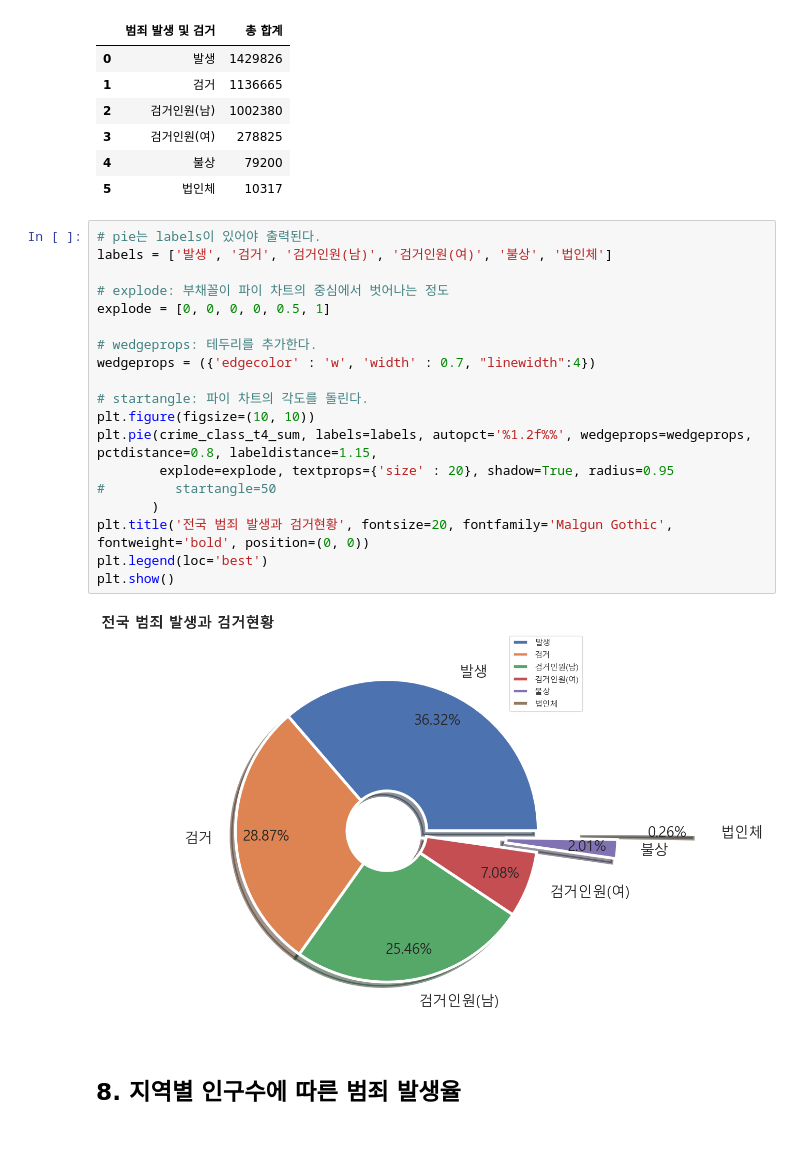
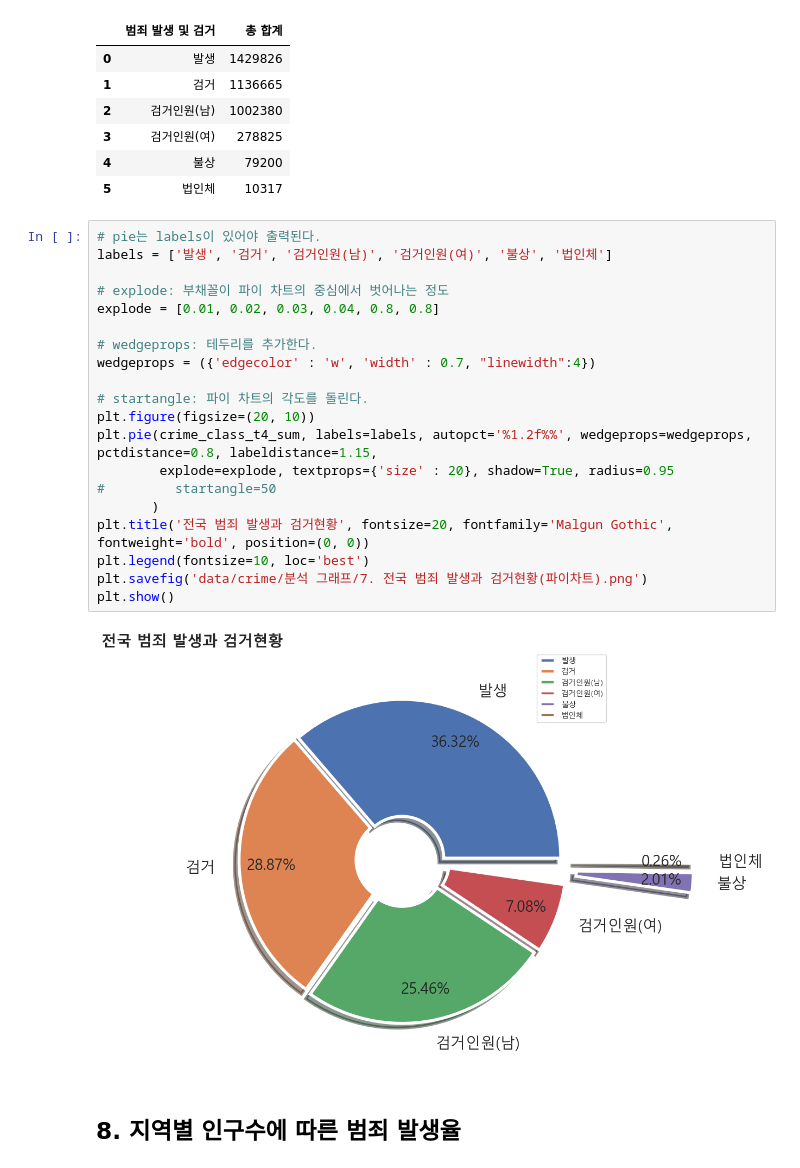
Before and after one commit to HERO19-71604814/HRD_Python, a Jupyter notebook: 231024_68.ipynb, the cells around one changed output. Drawn from its saved outputs; the diff is of its cells as text; blank space fills up the shorter version.

```diff
--- a/231024_68.ipynb
+++ b/231024_68.ipynb
@@ -1182,24 +1188,25 @@ crime_class_t4_g_1
 # %%
 # pie는 labels이 있어야 출력된다.
 labels = ['발생', '검거', '검거인원(남)', '검거인원(여)', '불상', '법인체']
 
 # explode: 부채꼴이 파이 차트의 중심에서 벗어나는 정도
-explode = [0, 0, 0, 0, 0.5, 1]
+explode = [0.01, 0.02, 0.03, 0.04, 0.8, 0.8]
 
 # wedgeprops: 테두리를 추가한다.
 wedgeprops = ({'edgecolor' : 'w', 'width' : 0.7, "linewidth":4})
 
 # startangle: 파이 차트의 각도를 돌린다.
-plt.figure(figsize=(10, 10))
+plt.figure(figsize=(20, 10))
 plt.pie(crime_class_t4_sum, labels=labels, autopct='%1.2f%%', wedgeprops=wedgeprops, pctdistance=0.8, labeldistance=1.15,
         explode=explode, textprops={'size' : 20}, shadow=True, radius=0.95
 #         startangle=50
        )
 plt.title('전국 범죄 발생과 검거현황', fontsize=20, fontfamily='Malgun Gothic', fontweight='bold', position=(0, 0))
-plt.legend(loc='best')
+plt.legend(fontsize=10, loc='best')
+plt.savefig('data/crime/분석 그래프/7. 전국 범죄 발생과 검거현황(파이차트).png')
 plt.show()
 # %% [output]
-[figure, old version]
+[figure, new version]
 # %% [markdown]
 ## 8. 지역별 인구수에 따른 범죄 발생율
 # %%
```
Also changed, not shown: parts of 42 cells of this notebook.
